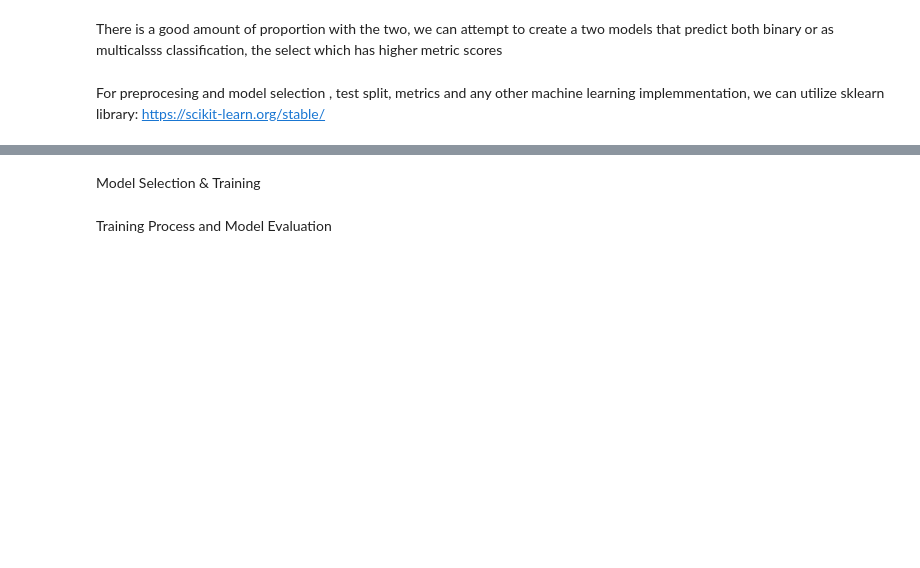
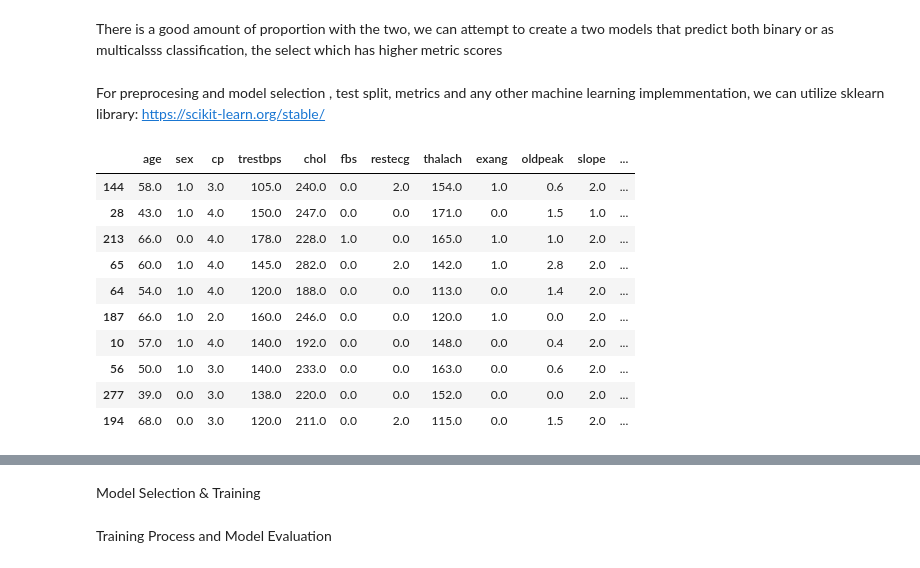
Before and after one commit to RabiatS/PulsePredictors-ML, a Jupyter notebook: Notebook/pulsePredictor.ipynb, the cells around one changed output, grey strips where cells are left out. Drawn from its saved outputs; the diff is of its cells as text; code cells hidden in the pictures; blank space fills up the shorter version.

```diff
--- a/Notebook/pulsePredictor.ipynb
+++ b/Notebook/pulsePredictor.ipynb
@@ -197,3 +176,17 @@ from sklearn.preprocessing import StandardScaler, LabelEncoder
 from sklearn.model_selection import train_test_split
 from sklearn.linear_model import LogisticRegression
 from sklearn.metrics import classification_report, confusion_matrix
+# %%
+df.sample(10)
+# %% [output]
+|  | age | sex | cp | trestbps | chol | fbs | restecg | thalach | exang | oldpeak | slope | ... |
+| 144 | 58.0 | 1.0 | 3.0 | 105.0 | 240.0 | 0.0 | 2.0 | 154.0 | 1.0 | 0.6 | 2.0 | ... |
+| 28 | 43.0 | 1.0 | 4.0 | 150.0 | 247.0 | 0.0 | 0.0 | 171.0 | 0.0 | 1.5 | 1.0 | ... |
+| 213 | 66.0 | 0.0 | 4.0 | 178.0 | 228.0 | 1.0 | 0.0 | 165.0 | 1.0 | 1.0 | 2.0 | ... |
+| 65 | 60.0 | 1.0 | 4.0 | 145.0 | 282.0 | 0.0 | 2.0 | 142.0 | 1.0 | 2.8 | 2.0 | ... |
+| 64 | 54.0 | 1.0 | 4.0 | 120.0 | 188.0 | 0.0 | 0.0 | 113.0 | 0.0 | 1.4 | 2.0 | ... |
+| 187 | 66.0 | 1.0 | 2.0 | 160.0 | 246.0 | 0.0 | 0.0 | 120.0 | 1.0 | 0.0 | 2.0 | ... |
+| 10 | 57.0 | 1.0 | 4.0 | 140.0 | 192.0 | 0.0 | 0.0 | 148.0 | 0.0 | 0.4 | 2.0 | ... |
+| 56 | 50.0 | 1.0 | 3.0 | 140.0 | 233.0 | 0.0 | 0.0 | 163.0 | 0.0 | 0.6 | 2.0 | ... |
+| 277 | 39.0 | 0.0 | 3.0 | 138.0 | 220.0 | 0.0 | 0.0 | 152.0 | 0.0 | 0.0 | 2.0 | ... |
+| 194 | 68.0 | 0.0 | 3.0 | 120.0 | 211.0 | 0.0 | 2.0 | 115.0 | 0.0 | 1.5 | 2.0 | ... |
```
Also changed, not shown: parts of 8 cells of this notebook.
